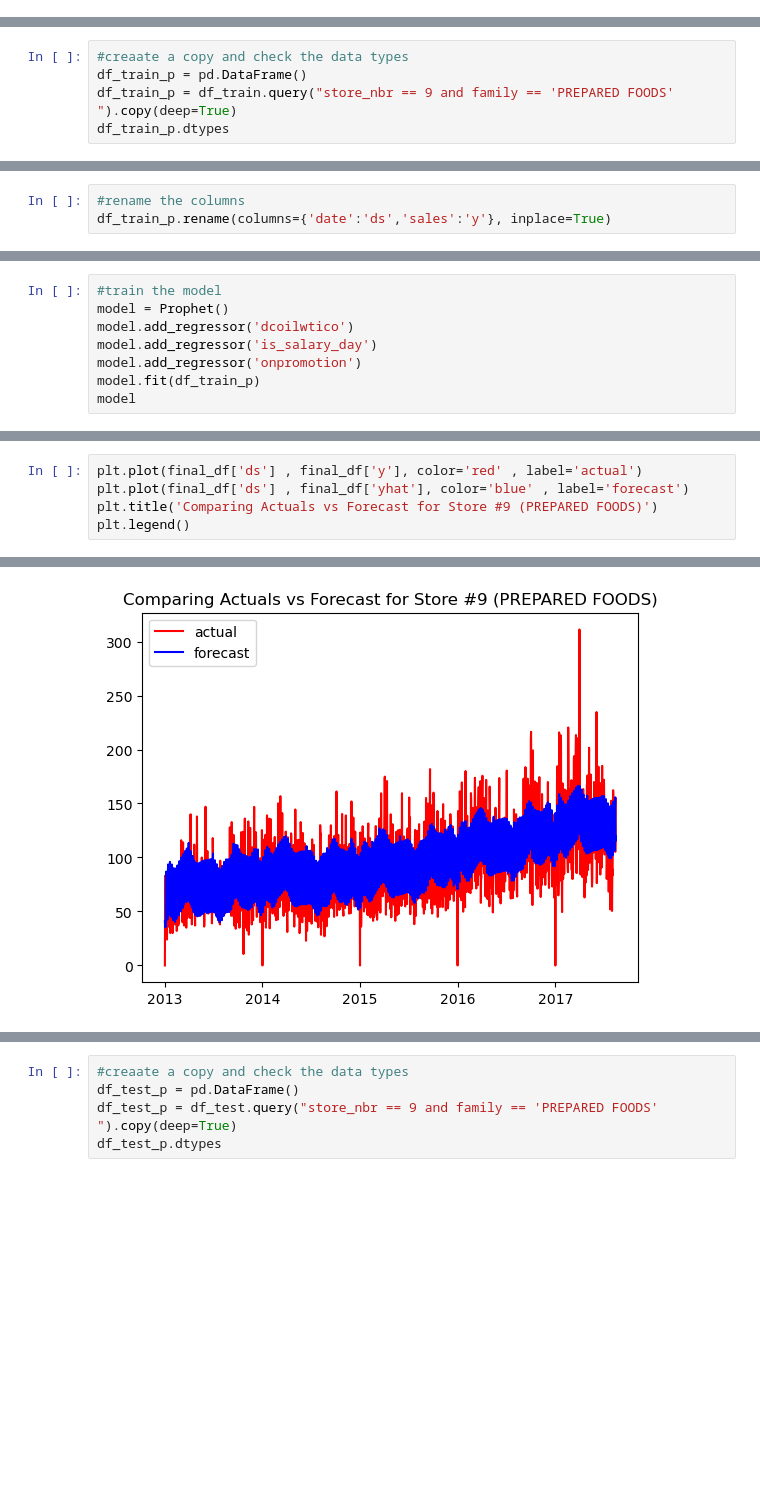
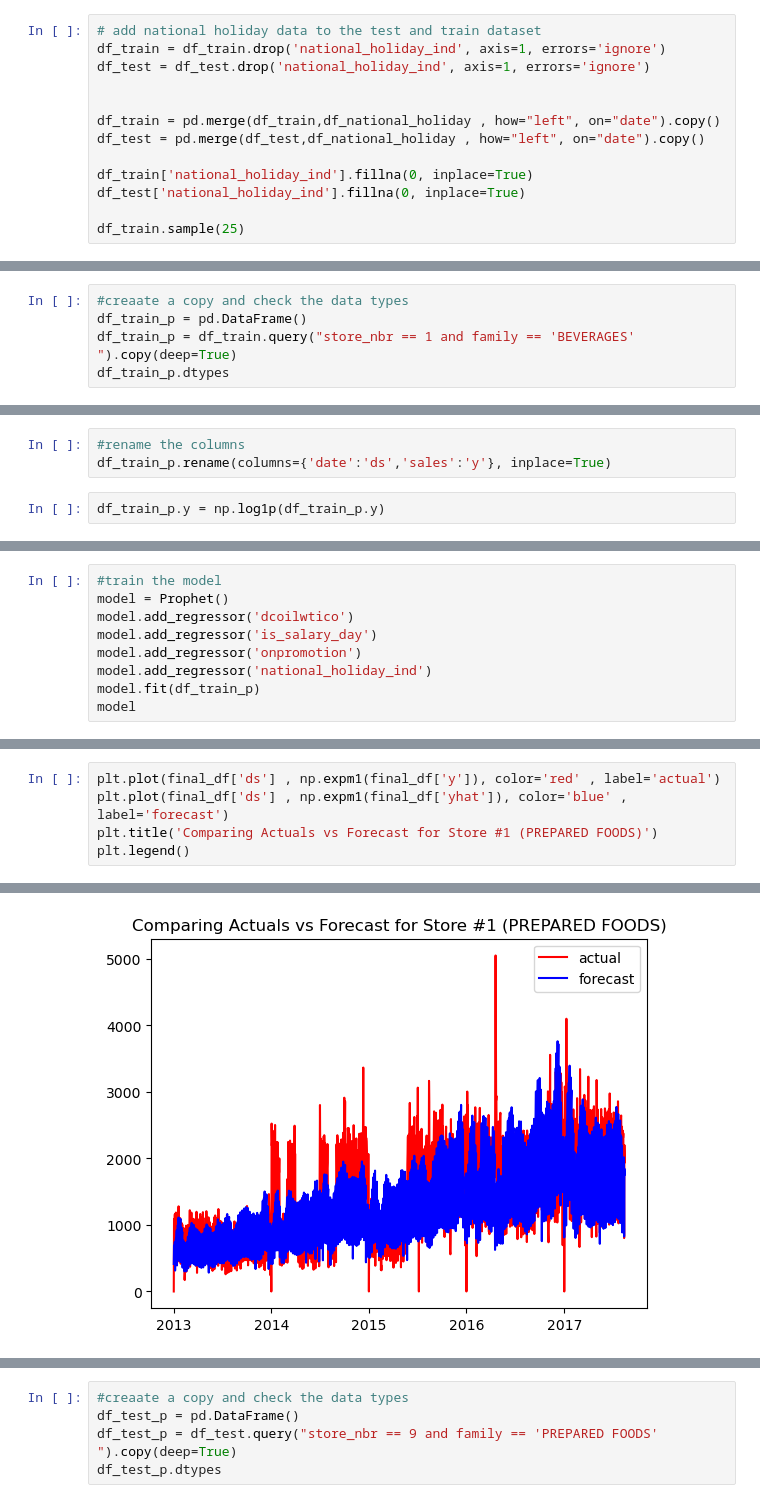
Before and after one commit to sgshaikh/StoreSales_TimeSeriesForecasting, a Jupyter notebook: ForecastStoreSales.ipynb, the cells around one changed output, grey strips where cells are left out. Drawn from its saved outputs; the diff is of its cells as text; blank space fills up the shorter version.

```diff
--- a/ForecastStoreSales.ipynb
+++ b/ForecastStoreSales.ipynb
@@ -332,0 +305,13 @@ df_local_holiday.sample(10)
+# %%
+# add national holiday data to the test and train dataset
+df_train = df_train.drop('national_holiday_ind', axis=1, errors='ignore')
+df_test = df_test.drop('national_holiday_ind', axis=1, errors='ignore')
+
+
+df_train = pd.merge(df_train,df_national_holiday , how="left", on="date").copy()
+df_test = pd.merge(df_test,df_national_holiday , how="left", on="date").copy()
+
+df_train['national_holiday_ind'].fillna(0, inplace=True)
+df_test['national_holiday_ind'].fillna(0, inplace=True)
+
+df_train.sample(25)
@@ -461,6 +505,6 @@ df_train.head()
 # %%
 #creaate a copy and check the data types
 df_train_p = pd.DataFrame()
-df_train_p = df_train.query("store_nbr == 9 and family == 'PREPARED FOODS' ").copy(deep=True)
+df_train_p = df_train.query("store_nbr == 1 and family == 'BEVERAGES' ").copy(deep=True)
 df_train_p.dtypes
 # %% [output]
@@ -475,6 +520,8 @@ dtype: object
 # %%
 #rename the columns
 df_train_p.rename(columns={'date':'ds','sales':'y'}, inplace=True)
+# %%
+df_train_p.y = np.log1p(df_train_p.y)
 # %%
 df_train_p.head()
 # %% [output]
@@ -490,6 +537,7 @@ model = Prophet()
 model.add_regressor('dcoilwtico')
 model.add_regressor('is_salary_day')
 model.add_regressor('onpromotion')
+model.add_regressor('national_holiday_ind')
 model.fit(df_train_p)
 model
 # %% [output]
@@ -532,10 +580,10 @@ final_df[['ds','y','yhat']].tail(20)
 # %%
-plt.plot(final_df['ds'] , final_df['y'], color='red' , label='actual')
-plt.plot(final_df['ds'] , final_df['yhat'], color='blue' , label='forecast')
-plt.title('Comparing Actuals vs Forecast for Store #9 (PREPARED FOODS)')
+plt.plot(final_df['ds'] , np.expm1(final_df['y']), color='red' , label='actual')
+plt.plot(final_df['ds'] , np.expm1(final_df['yhat']), color='blue' , label='forecast')
+plt.title('Comparing Actuals vs Forecast for Store #1 (PREPARED FOODS)')
 plt.legend()
 # %% [output]
 <matplotlib.legend.Legend at 0x...>
-[figure, old version]
+[figure, new version]
 # %%
 train_preds = final_df.query("ds<='2017-08-15'")
```
Also changed, not shown: parts of 44 cells of this notebook.
